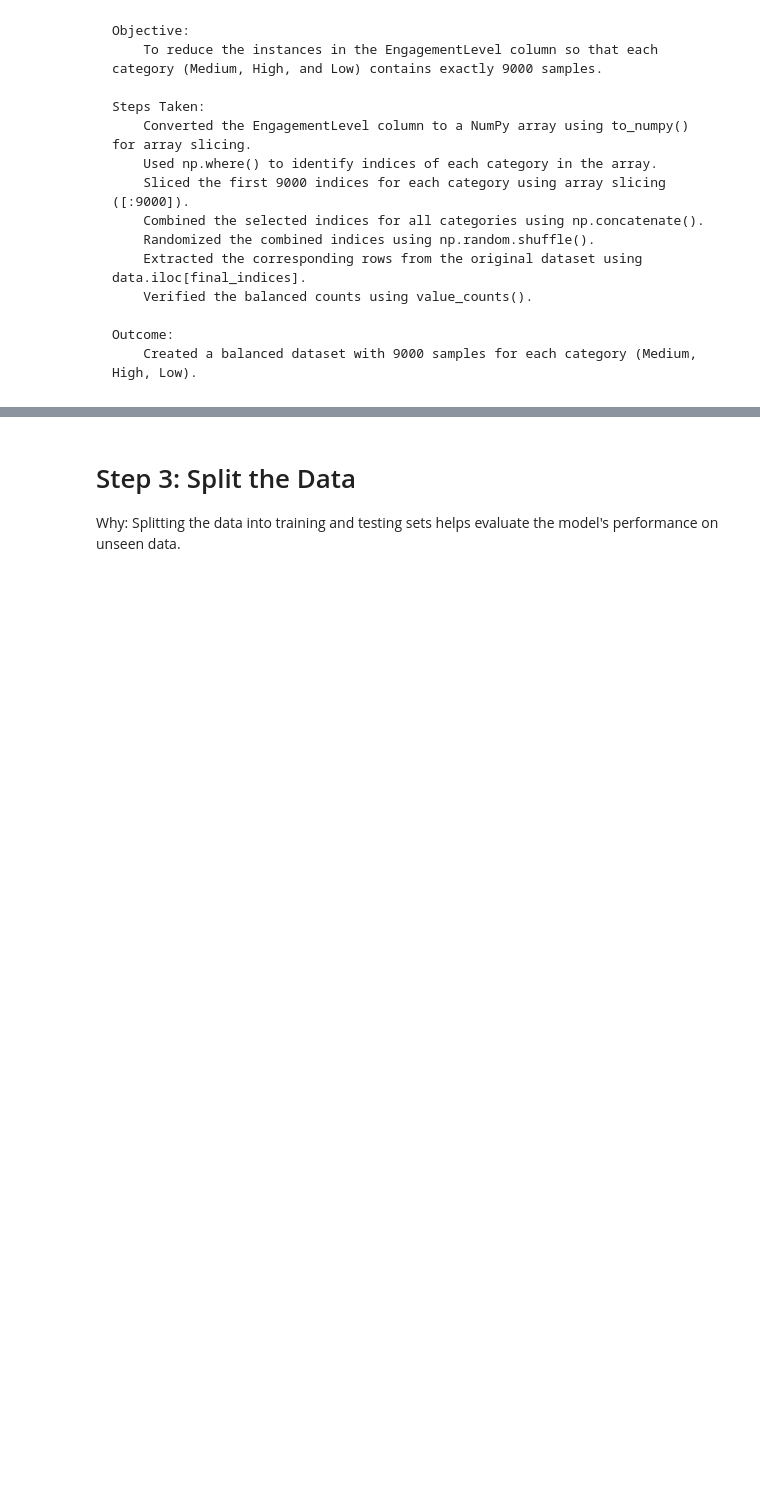
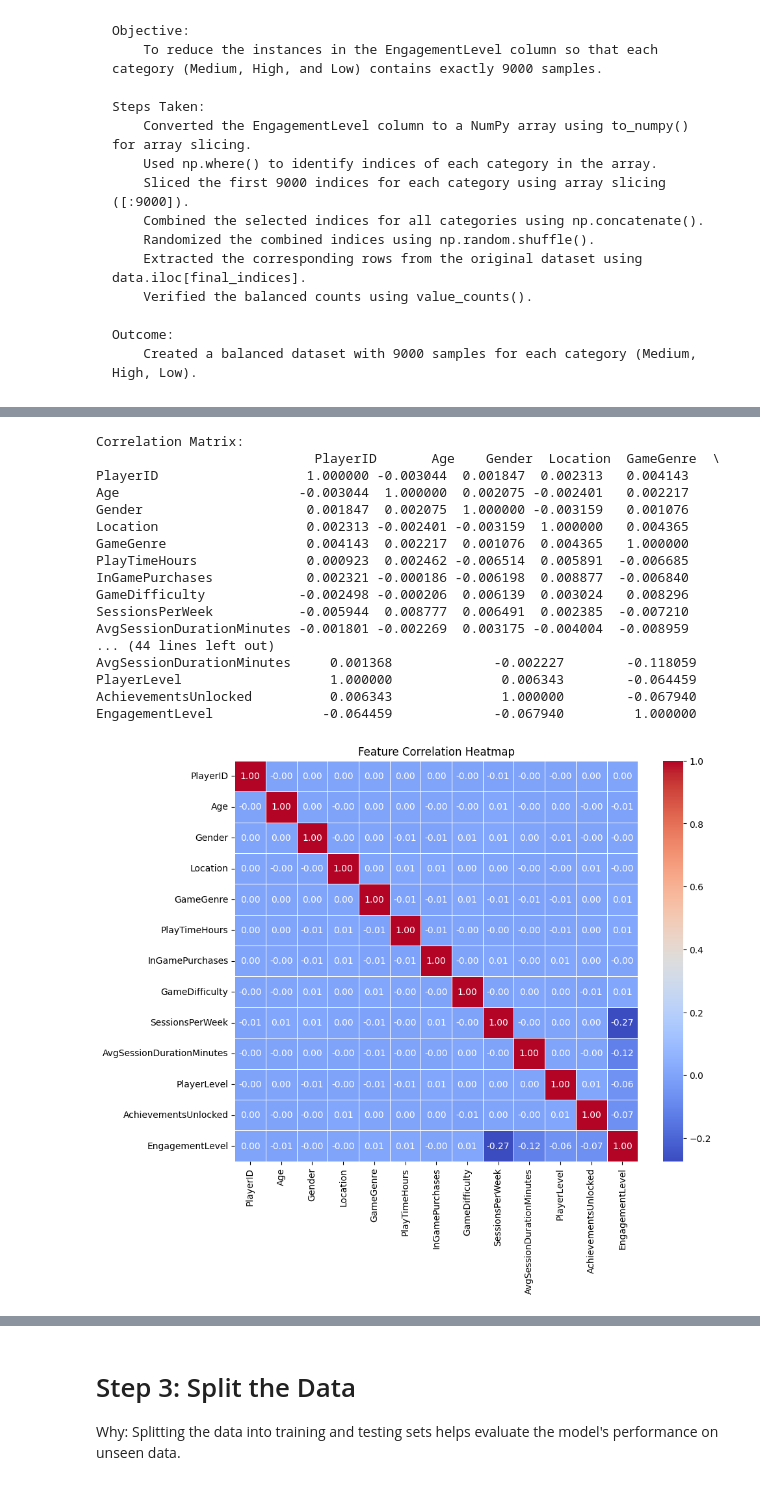
Before and after one commit to Madushani-Weerasekara/end-to-end-game-engagement-prediction-project, a Jupyter notebook: notebook/game-engagement-analysis.ipynb, the cells around one changed output, grey strips where cells are left out. Saved outputs shown, nothing was run; the diff lists cells and outputs as text; code cells hidden in the pictures; blank space fills up the shorter version.

Commit message:
Do mapping and updated some lines of codes

```diff
--- a/notebook/game-engagement-analysis.ipynb
+++ b/notebook/game-engagement-analysis.ipynb
@@ -166,0 +188,5 @@ array(['Medium', 'High', 'Low'], dtype=object)
+# %%
+# Loop through each categorical column and print its unique values
+for col in cat_columns:
+    unique_values = data[col].unique()
+    print(f"Unique values in '{col}': {unique_values}\n")
@@ -166,0 +203,7 @@ array(['Medium', 'High', 'Low'], dtype=object)
+# %%
+# Manually map each categorical column
+for col in cat_columns:
+    unique_values = data[col].unique()  # Get unique category names
+    mapping = {value: idx for idx, value in enumerate(unique_values)}  # Map category to a number
+    data[col] = data[col].map(mapping)  # Apply mapping to the data
+    print(f"Mapping for '{col}': {mapping}\n")  # Display the mapping
@@ -196,2 +276,2 @@ print(type(data['EngagementLevel']))  # This checks the type of the column
 # %%
-y_array = y.to_numpy()
+# y_array = y.to_numpy()
@@ -202,5 +278,6 @@ y_array = y.to_numpy()
 # %%
- # Find indices of each category
+"""
+# Find indices of each category
 medium_indices = np.where(y_array == 'Medium')[0]
 high_indices = np.where(y_array == 'High')[0]
 low_indices = np.where(y_array == 'Low')[0]
@@ -218,8 +295,10 @@ final_indices = np.concatenate((selected_medium_indices, selected_high_indices,
 np.random.shuffle(final_indices)
 
 # Select the final dataset
-reduced_target_y = data.iloc[final_indices]
 
+data = data.iloc[final_indices]
 # Verify the counts
-print(reduced_target_y['EngagementLevel'].value_counts())
+print(data['EngagementLevel'].value_counts())
+
+"""
 # %% [output]
@@ -303,9 +324,33 @@ x_preprocessed_df.columns
 # %%
-# Step 5: Check Correlations
-correlation_matrix = x_preprocessed_df.corr()
-plt.figure(figsize=(15, 13))
-sns.heatmap(correlation_matrix, annot=True, cmap='coolwarm', fmt='.2F')
-plt.title("Correlation Matrix")
+# Compute the correlation matrix
+correlation_matrix = data.corr()
+
+# Display the correlation matrix
+print("Correlation Matrix:\n", correlation_matrix)
+
+# Plot the correlation heatmap
+plt.figure(figsize=(10, 8))
+sns.heatmap(correlation_matrix, annot=True, cmap='coolwarm', fmt='.2f', linewidths=0.5)
+plt.title('Feature Correlation Heatmap')
 plt.show()
+# %% [output]
+Correlation Matrix:
+                            PlayerID       Age    Gender  Location  GameGenre  \
+PlayerID                   1.000000 -0.003044  0.001847  0.002313   0.004143
+Age                       -0.003044  1.000000  0.002075 -0.002401   0.002217
+Gender                     0.001847  0.002075  1.000000 -0.003159   0.001076
+Location                   0.002313 -0.002401 -0.003159  1.000000   0.004365
+GameGenre                  0.004143  0.002217  0.001076  0.004365   1.000000
+PlayTimeHours              0.000923  0.002462 -0.006514  0.005891  -0.006685
+InGamePurchases            0.002321 -0.000186 -0.006198  0.008877  -0.006840
+GameDifficulty            -0.002498 -0.000206  0.006139  0.003024   0.008296
+SessionsPerWeek           -0.005944  0.008777  0.006491  0.002385  -0.007210
+AvgSessionDurationMinutes -0.001801 -0.002269  0.003175 -0.004004  -0.008959
+... (44 lines left out)
+AvgSessionDurationMinutes     0.001368             -0.002227        -0.118059
+PlayerLevel                   1.000000              0.006343        -0.064459
+AchievementsUnlocked          0.006343              1.000000        -0.067940
+EngagementLevel              -0.064459             -0.067940         1.000000
+[figure, added]
 # %%
 correlation_matrix
```
Also changed, not shown: parts of 33 cells of this notebook.
